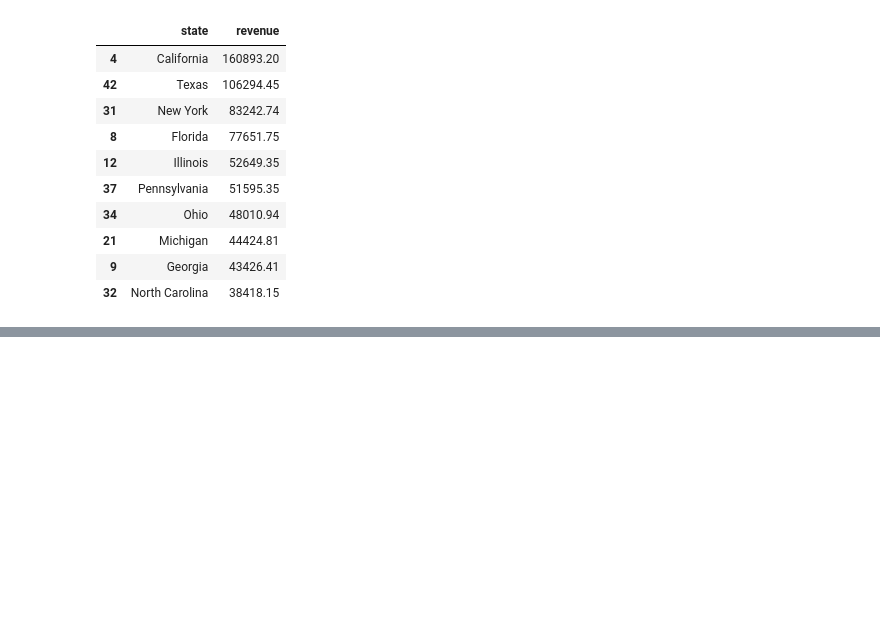
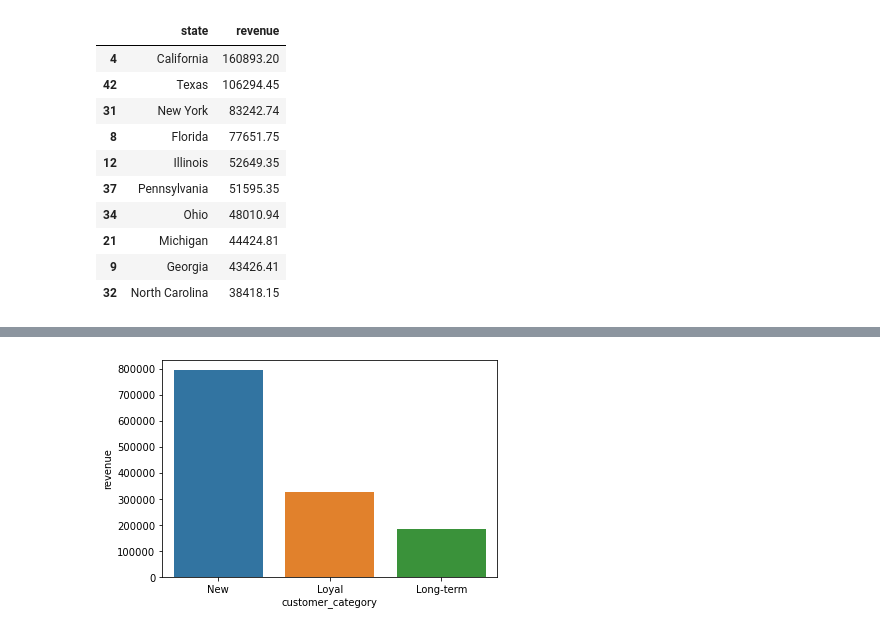
Before and after one commit to Miickka/datacamp_certificate, a Jupyter notebook: Product_Sales.ipynb, the cells around one changed output, grey strips where cells are left out. Saved outputs shown, nothing was run; the diff lists cells and outputs as text; code cells hidden in the pictures; blank space fills up the shorter version.

```diff
--- a/Product_Sales.ipynb
+++ b/Product_Sales.ipynb
@@ -521,0 +674,6 @@ customer_revenue.head(10)
+# %%
+#ploting the 'category_revenue' using a bar plot
+sns.barplot(data=category_revenue, x="customer_category", y="revenue")
+plt.show()
+# %% [output]
+[figure, added]
```
Also changed, not shown: parts of 17 cells of this notebook.
